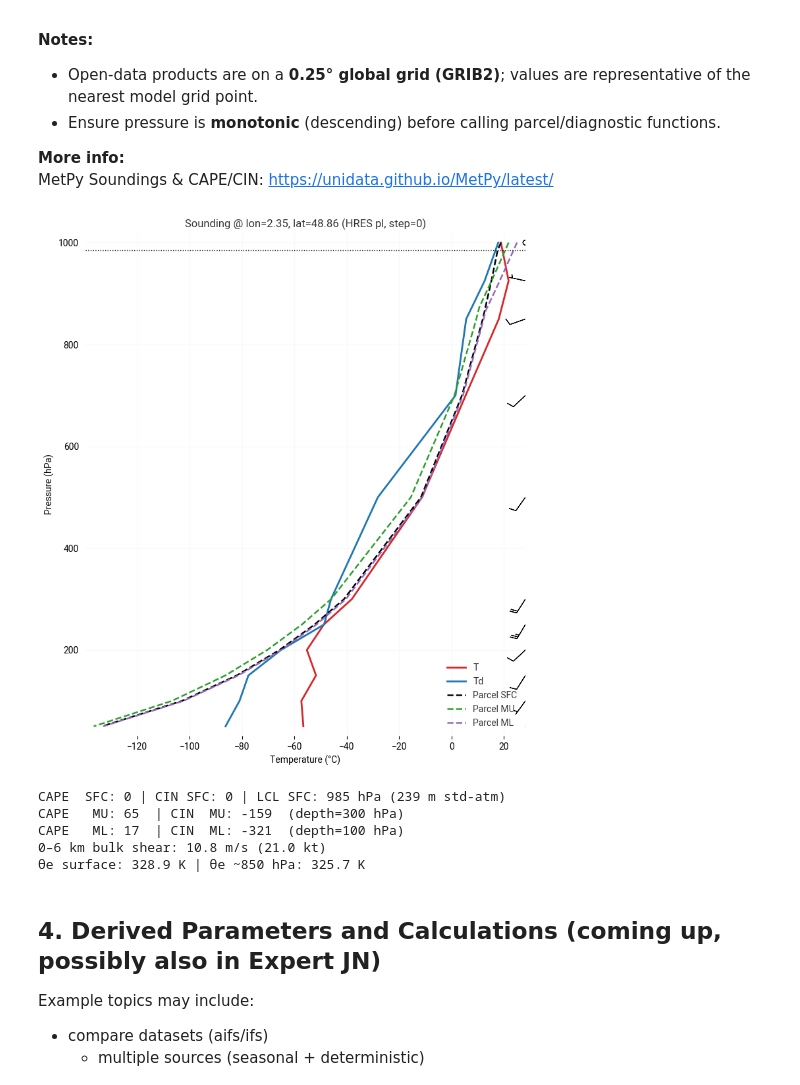
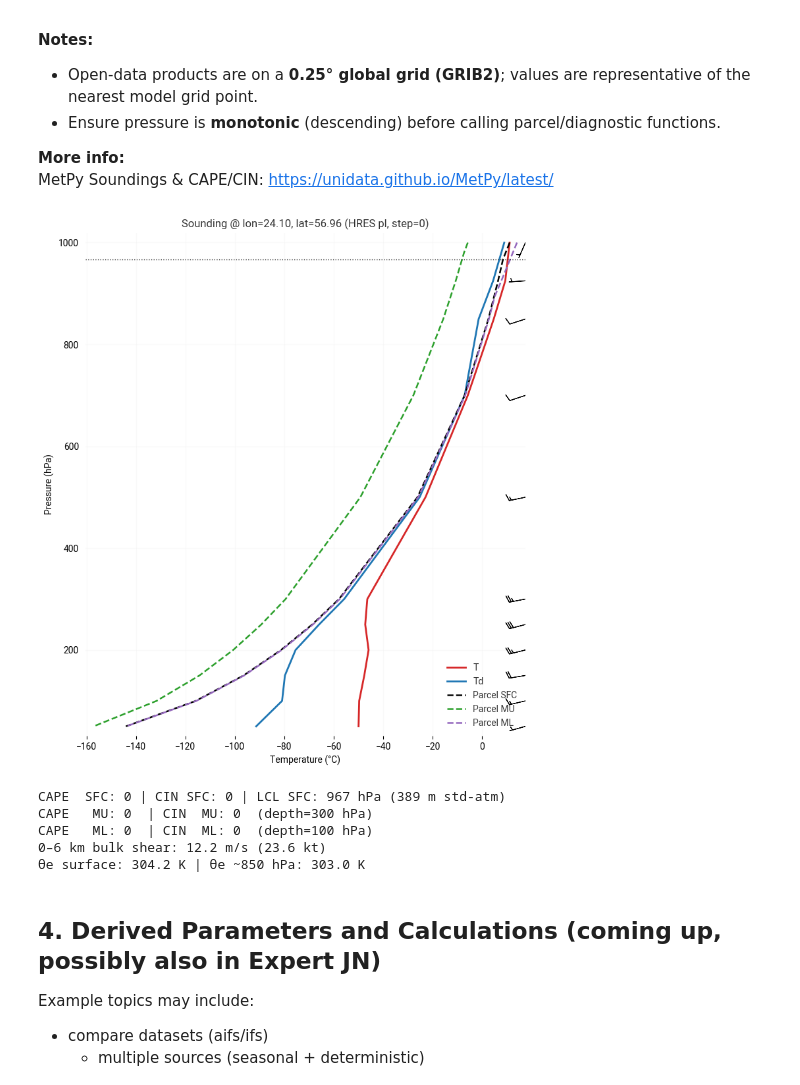
Before and after one commit to valtzen/demo, a Jupyter notebook: notebooks/ecmwf_open_data_advanced_2.ipynb, the cells around one changed output. Drawn from its saved outputs; the diff is of its cells as text; code cells hidden in the pictures.

```diff
--- a/notebooks/ecmwf_open_data_advanced_2.ipynb
+++ b/notebooks/ecmwf_open_data_advanced_2.ipynb
@@ -796,7 +811,13 @@ import xarray as xr
 import matplotlib.pyplot as plt
 
 # Location (change to taste)
-lon, lat = 2.35, 48.86  # Paris example
+# lon, lat = 2.35, 48.86  # Paris example
+# lon, lat = 7.09, 50.73  # Bonn example
+lon, lat = 24.10, 56.96  # Riga example
+# lon, lat = 0.97, 51.44  # Reading example
+# lon, lat = 11.34, 44.49  # Bologna example
+
+
 
 # ---- Perturbed members ----
 xa_pf = ens_pf.sel(shortName="2t").to_xarray()  # expect dims: step, latitude, longitude, number (order can vary)
@@ -934,7 +955,11 @@ from metpy.calc import (
 from metpy.interpolate import interpolate_1d
 
 # ---- location (change as needed)
-lon, lat = 2.35, 48.86  # Paris
+# lon, lat = 2.35, 48.86  # Paris example
+# lon, lat = 7.09, 50.73  # Bonn example
+lon, lat = 24.10, 56.96  # Riga example
+# lon, lat = 0.97, 51.44  # Reading example
+# lon, lat = 11.34, 44.49  # Bologna example
 
 # Helper: ensure xarray -> DataArray
 def _as_da(xa):
@@ -1052,39 +1077,39 @@ ax.axhline(lcl_p_sfc.to('hPa').m, color="k", linestyle=":", linewidth=1, alpha=0
 ax.invert_yaxis()
 ax.set_ylabel("Pressure (hPa)")
 ax.set_xlabel("Temperature (°C)")
 ax.grid(True, alpha=0.3)
 ax.legend(frameon=False, loc="best")
 ax.set_title(f"Sounding @ lon={lon:.2f}, lat={lat:.2f} (HRES pl, step=0)")
 
 # Wind barbs on shared pressure axis (use environmental pressure for y)
 ax_barb = ax.twiny()
 ax_barb.set_xlim(0, 1); ax_barb.set_xticks([]); ax_barb.set_xlabel("")
 idx = np.arange(0, len(P_env), 1)  # thin for clarity
 ax_barb.barbs(np.ones_like(idx), P_env[idx], U[idx].m, V[idx].m, length=6, linewidth=0.8)
 ax_barb.invert_yaxis()
 
 plt.tight_layout()
 plt.show()
 
 # ---- make shear scalars for clean printing
 shear_ms = float(np.atleast_1d(shear_0_6.to('m/s').m).squeeze())
 shear_kt = float(np.atleast_1d(shear_0_6.to('knots').m).squeeze())
 
 # ---------- Print diagnostics ----------
 def Jkg(x): return f"{x.to('J/kg').m:.0f}"
 print(f"CAPE  SFC: {Jkg(cape_sfc)} | CIN SFC: {Jkg(cin_sfc)} | LCL SFC: {lcl_p_sfc.to('hPa').m:.0f} hPa "
       f"({pressure_to_height_std(lcl_p_sfc).to('meter').m:.0f} m std-atm)")
 print(f"CAPE   MU: {Jkg(cape_mu)}  | CIN  MU: {Jkg(cin_mu)}  (depth=300 hPa)")
 print(f"CAPE   ML: {Jkg(cape_ml)}  | CIN  ML: {Jkg(cin_ml)}  (depth=100 hPa)")
 print(f"0–6 km bulk shear: {shear_ms:.1f} m/s ({shear_kt:.1f} kt)")
 print(f"θe surface: {thetae[0].to('kelvin').m:.1f} K | θe ~850 hPa: {thetae[idx_850].to('kelvin').m:.1f} K")
 # %% [output]
-[figure, old version]
+[figure, new version]
-CAPE  SFC: 0 | CIN SFC: 0 | LCL SFC: 985 hPa (239 m std-atm)
-CAPE   MU: 65  | CIN  MU: -159  (depth=300 hPa)
-CAPE   ML: 17  | CIN  ML: -321  (depth=100 hPa)
-0–6 km bulk shear: 10.8 m/s (21.0 kt)
-θe surface: 328.9 K | θe ~850 hPa: 325.7 K
+CAPE  SFC: 0 | CIN SFC: 0 | LCL SFC: 967 hPa (389 m std-atm)
+CAPE   MU: 0  | CIN  MU: 0  (depth=300 hPa)
+CAPE   ML: 0  | CIN  ML: 0  (depth=100 hPa)
+0–6 km bulk shear: 12.2 m/s (23.6 kt)
+θe surface: 304.2 K | θe ~850 hPa: 303.0 K
 # %% [markdown]
 
 ## 4. Derived Parameters and Calculations (coming up, possibly also in Expert JN)
```
Also changed, not shown: parts of 16 cells of this notebook, 3 other files.
